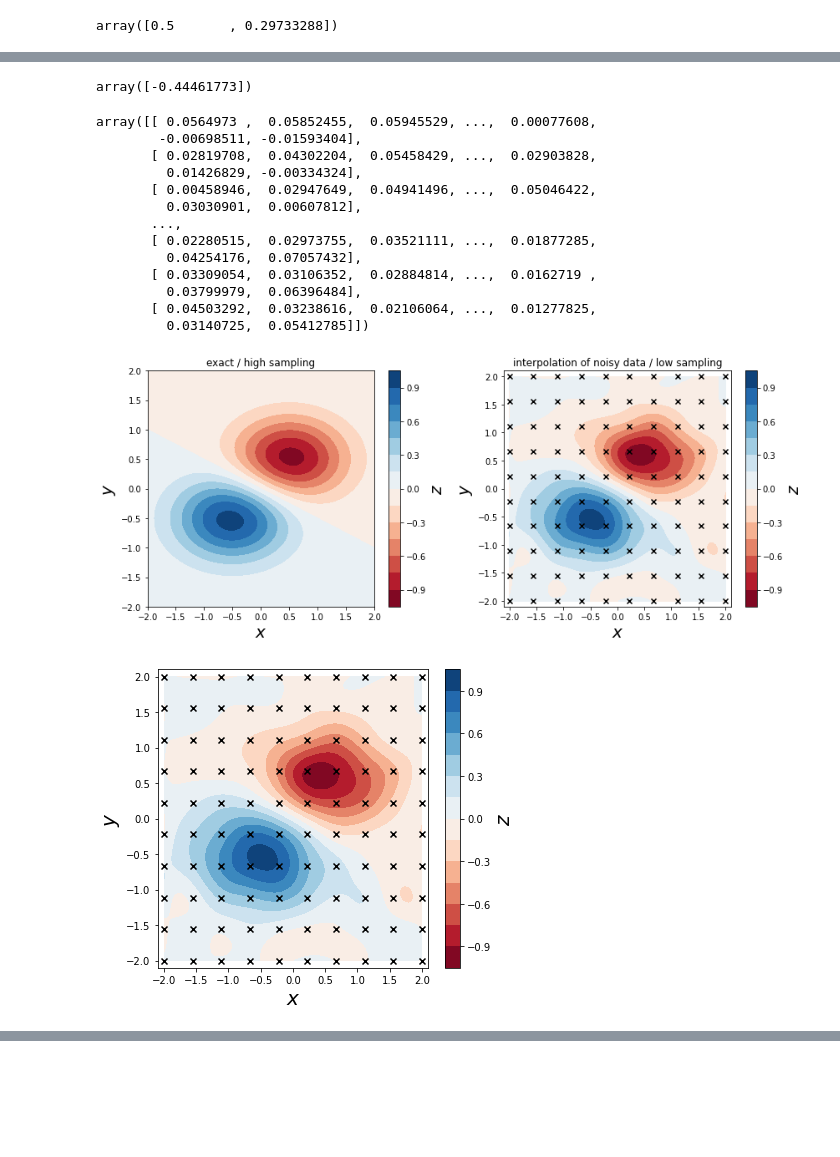
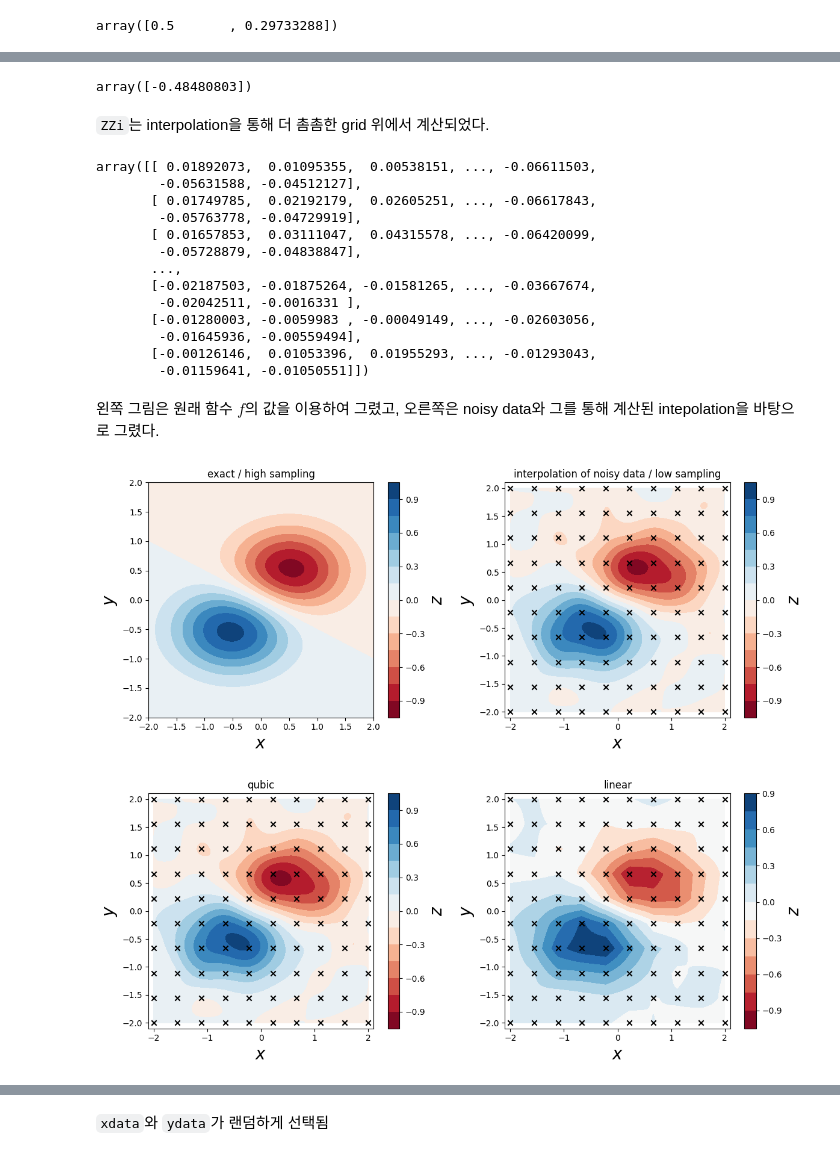
Before and after one commit to ksublee/SDA, a Jupyter notebook: 09. Interpolation.ipynb, the cells around one changed output, grey strips where cells are left out. Drawn from its saved outputs; the diff is of its cells as text; code cells hidden in the pictures; blank space fills up the shorter version.

````diff
--- a/09. Interpolation.ipynb
+++ b/09. Interpolation.ipynb
@@ -488,0 +559,5 @@ fig.tight_layout()
+# %%
+x = np.linspace(0, 10, 10)
+y = np.cos(-x**2/8.0)
+f = interpolate.interp1d(x, y)
+f2 = interpolate.interp1d(x, y, kind='cubic')
@@ -526,7 +611,9 @@ f_interp = interpolate.interp2d(x, y, Z, kind='cubic')
 # %%
 f_interp(0.11, 0.2)
 # %% [output]
-array([-0.44461773])
+array([-0.48480803])
+# %% [markdown]
+```ZZi```는 interpolation을 통해 더 촘촘한 grid 위에서 계산되었다.
 # %%
 xx = yy = np.linspace(x.min(), x.max(), 100)
 XX, YY = np.meshgrid(xx, yy)
@@ -534,19 +621,21 @@ XX, YY = np.meshgrid(xx, yy)
 ZZi = f_interp(xx, yy)
 ZZi
 # %% [output]
-array([[ 0.0564973 ,  0.05852455,  0.05945529, ...,  0.00077608,
-        -0.00698511, -0.01593404],
-       [ 0.02819708,  0.04302204,  0.05458429, ...,  0.02903828,
-         0.01426829, -0.00334324],
-       [ 0.00458946,  0.02947649,  0.04941496, ...,  0.05046422,
-         0.03030901,  0.00607812],
+array([[ 0.01892073,  0.01095355,  0.00538151, ..., -0.06611503,
+        -0.05631588, -0.04512127],
+       [ 0.01749785,  0.02192179,  0.02605251, ..., -0.06617843,
+        -0.05763778, -0.04729919],
+       [ 0.01657853,  0.03111047,  0.04315578, ..., -0.06420099,
+        -0.05728879, -0.04838847],
        ...,
-       [ 0.02280515,  0.02973755,  0.03521111, ...,  0.01877285,
-         0.04254176,  0.07057432],
-       [ 0.03309054,  0.03106352,  0.02884814, ...,  0.0162719 ,
-         0.03799979,  0.06396484],
-       [ 0.04503292,  0.03238616,  0.02106064, ...,  0.01277825,
-         0.03140725,  0.05412785]])
+       [-0.02187503, -0.01875264, -0.01581265, ..., -0.03667674,
+        -0.02042511, -0.0016331 ],
+       [-0.01280003, -0.0059983 , -0.00049149, ..., -0.02603056,
+        -0.01645936, -0.00559494],
+       [-0.00126146,  0.01053396,  0.01955293, ..., -0.01293043,
+        -0.01159641, -0.01050551]])
+# %% [markdown]
+왼쪽 그림은 원래 함수 $f$의 값을 이용하여 그렸고, 오른쪽은 noisy data와 그를 통해 계산된 intepolation을 바탕으로 그렸다.
 # %%
 fig, axes = plt.subplots(1, 2, figsize=(12, 5))
 
@@ -569,22 +658,42 @@ cb.set_label(r"$z$", fontsize=20)
 
 fig.tight_layout()
 # %% [output]
-[figure, old version]
+[figure, new version]
 # %%
-fig, ax = plt.subplots(1, 1, figsize=(6, 5))
+fig, axes = plt.subplots(1, 2, figsize=(12, 5))
 
+ax = axes[0]
 c = ax.contourf(XX, YY, ZZi, 15, cmap=plt.cm.RdBu)
+ax.set_ylim(-2.1, 2.1)
+ax.set_xlim(-2.1, 2.1)
+ax.set_xlabel(r"$x$", fontsize=20)
+ax.set_ylabel(r"$y$", fontsize=20)
+ax.scatter(X, Y, marker='x', color='k')
+ax.set_title("qubic")
+
+cb = fig.colorbar(c, ax=ax)
+cb.set_label(r"$z$", fontsize=20)
+
+
+# linear
+f_interp_linear = interpolate.interp2d(x, y, Z, kind='linear')
+ZZi_linear =  f_interp_linear(xx, yy)
+
+ax = axes[1]
+
+c = ax.contourf(XX, YY, ZZi_linear, 15, cmap=plt.cm.RdBu)
 ax.set_ylim(-2.1, 2.1)
 ax.set_xlim(-2.1, 2.1)
 ax.set_xlabel(r"$x$", fontsize=20)
 ax.set_ylabel(r"$y$", fontsize=20)
 ax.scatter(X, Y, marker='x', color='k')
 cb = fig.colorbar(c, ax=ax)
 cb.set_label(r"$z$", fontsize=20)
+ax.set_title("linear")
 
 fig.tight_layout()
 # %% [output]
-[figure, old version]
+[figure, new version]
 # %% [markdown]
 ### Irregular grid
 
@@ -596,6 +706,8 @@ X, Y = np.meshgrid(x, y)
 def f(x, y):
     return np.exp(-x**2 - y**2) * np.cos(4*x) * np.sin(6*y)
 Z = f(X, Y)
+# %% [markdown]
+```xdata```와 ```ydata```가 랜덤하게 선택됨
 # %%
 N = 500
 xdata = np.random.uniform(-1, 1, N)
````
Also changed, not shown: parts of 69 cells of this notebook.
